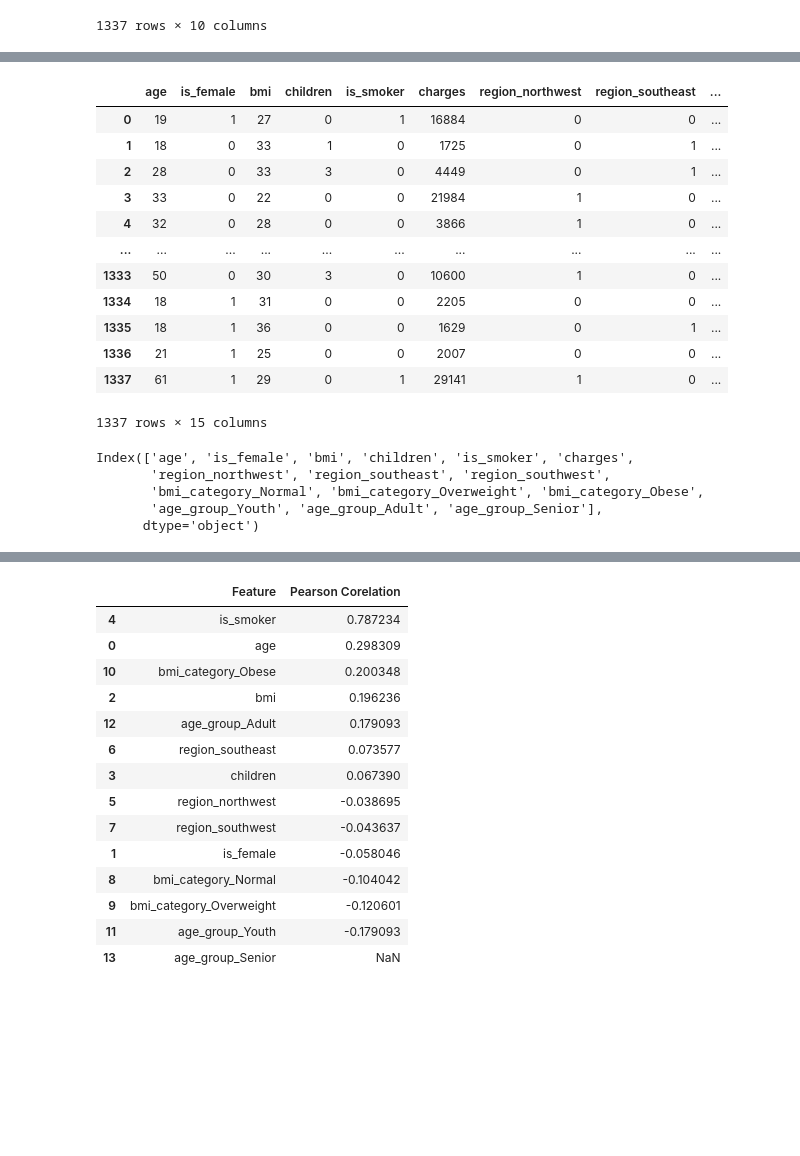
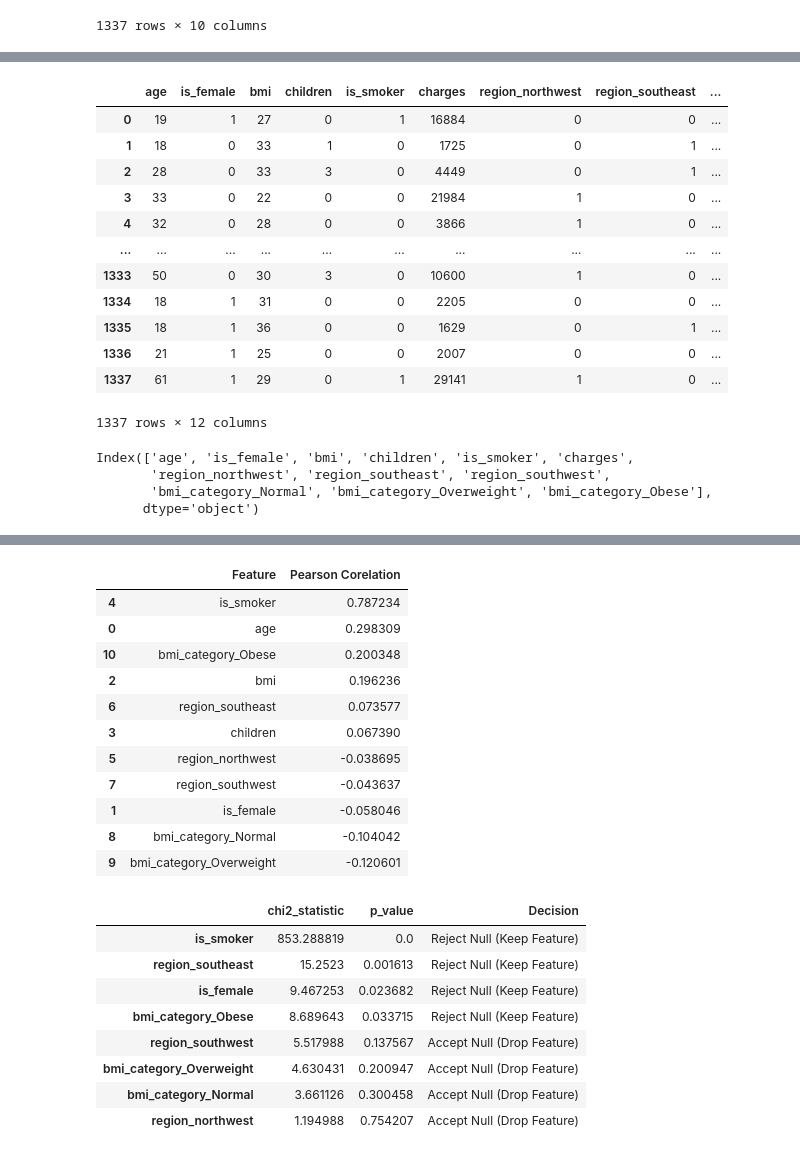
Before and after one commit to amitsingh2022/EDAinsurance-heartdisease, a Jupyter notebook: insurance.ipynb, the cells around one changed output, grey strips where cells are left out. Saved outputs shown, nothing was run; the diff lists cells and outputs as text; code cells hidden in the pictures; blank space fills up the shorter version.

```diff
--- a/Untitled.ipynb
+++ b/insurance.ipynb
@@ -305,7 +283,5 @@ df_cleaned
 # %%
 df_cleaned = pd.get_dummies(df_cleaned,columns = ['bmi_category'], drop_first= True)
-# %%
-df_cleaned = pd.get_dummies(df_cleaned,columns = ['age_group'], drop_first= True)
 # %%
 df_cleaned = df_cleaned.astype(int)
 # %%
@@ -323,14 +299,13 @@ df_cleaned
 | 1335 | 18 | 1 | 36 | 0 | 0 | 1629 | 0 | 1 | ... |
 | 1336 | 21 | 1 | 25 | 0 | 0 | 2007 | 0 | 0 | ... |
 | 1337 | 61 | 1 | 29 | 0 | 1 | 29141 | 1 | 0 | ... |
-1337 rows × 15 columns
+1337 rows × 12 columns
 # %%
 df_cleaned.columns
 # %% [output]
 Index(['age', 'is_female', 'bmi', 'children', 'is_smoker', 'charges',
        'region_northwest', 'region_southeast', 'region_southwest',
-       'bmi_category_Normal', 'bmi_category_Overweight', 'bmi_category_Obese',
-       'age_group_Youth', 'age_group_Adult', 'age_group_Senior'],
+       'bmi_category_Normal', 'bmi_category_Overweight', 'bmi_category_Obese'],
       dtype='object')
 # %%
 from sklearn.preprocessing import StandardScaler
@@ -350,29 +325,26 @@ df_cleaned.head()
 # %%
 from scipy.stats import pearsonr
 
 #---------------------------------
 #Pearson Corelation Calculation
 #---------------------------------
 
 # List of featuers to check against target
 selected_feature = ['age', 'is_female', 'bmi', 'children', 'is_smoker',
        'region_northwest', 'region_southeast', 'region_southwest',
-       'bmi_category_Normal', 'bmi_category_Overweight', 'bmi_category_Obese',
-       'age_group_Youth', 'age_group_Adult', 'age_group_Senior'
-                   ]
+       'bmi_category_Normal', 'bmi_category_Overweight', 'bmi_category_Obese']
 corelations = {
     feature: pearsonr(df_cleaned[feature], df_cleaned['charges'])[0]
     for feature in selected_feature
 }
 corelation_df = pd.DataFrame(list(corelations.items()), columns= ['Feature', 'Pearson Corelation'])
 corelation_df.sort_values(by='Pearson Corelation', ascending= False)
 # %% [output]
 |  | Feature | Pearson Corelation |
 | 4 | is_smoker | 0.787234 |
 | 0 | age | 0.298309 |
 | 10 | bmi_category_Obese | 0.200348 |
 | 2 | bmi | 0.196236 |
-| 12 | age_group_Adult | 0.179093 |
 | 6 | region_southeast | 0.073577 |
 | 3 | children | 0.067390 |
 | 5 | region_northwest | -0.038695 |
@@ -380,5 +352,3 @@ corelation_df.sort_values(by='Pearson Corelation', ascending= False)
 | 1 | is_female | -0.058046 |
 | 8 | bmi_category_Normal | -0.104042 |
 | 9 | bmi_category_Overweight | -0.120601 |
-| 11 | age_group_Youth | -0.179093 |
-| 13 | age_group_Senior | NaN |
@@ -384,0 +359,30 @@ corelation_df.sort_values(by='Pearson Corelation', ascending= False)
+# %%
+from scipy.stats import chi2_contingency
+
+alpha = 0.05
+df_cleaned['charges_bin'] = pd.qcut(df['charges'], q=4, labels=False)
+chi2_results = {}
+
+for col in cat_features:
+    contingency = pd.crosstab(df_cleaned[col], df_cleaned['charges_bin'])
+    chi2_stat, p_val, _, _ = chi2_contingency(contingency)
+    decision = 'Reject Null (Keep Feature)' if p_val < alpha else 'Accept Null (Drop Feature)'
+    chi2_results[col] = {
+        'chi2_statistic': chi2_stat,
+        'p_value': p_val,
+        'Decision': decision
+    }
+
+    chi2_df = pd.DataFrame(chi2_results).T
+chi2_df = chi2_df.sort_values(by='p_value')
+chi2_df
+# %% [output]
+|  | chi2_statistic | p_value | Decision |
+| is_smoker | 853.288819 | 0.0 | Reject Null (Keep Feature) |
+| region_southeast | 15.2523 | 0.001613 | Reject Null (Keep Feature) |
+| is_female | 9.467253 | 0.023682 | Reject Null (Keep Feature) |
+| bmi_category_Obese | 8.689643 | 0.033715 | Reject Null (Keep Feature) |
+| region_southwest | 5.517988 | 0.137567 | Accept Null (Drop Feature) |
+| bmi_category_Overweight | 4.630431 | 0.200947 | Accept Null (Drop Feature) |
+| bmi_category_Normal | 3.661126 | 0.300458 | Accept Null (Drop Feature) |
+| region_northwest | 1.194988 | 0.754207 | Accept Null (Drop Feature) |
```
Also changed, not shown: parts of 5 cells of this notebook.
